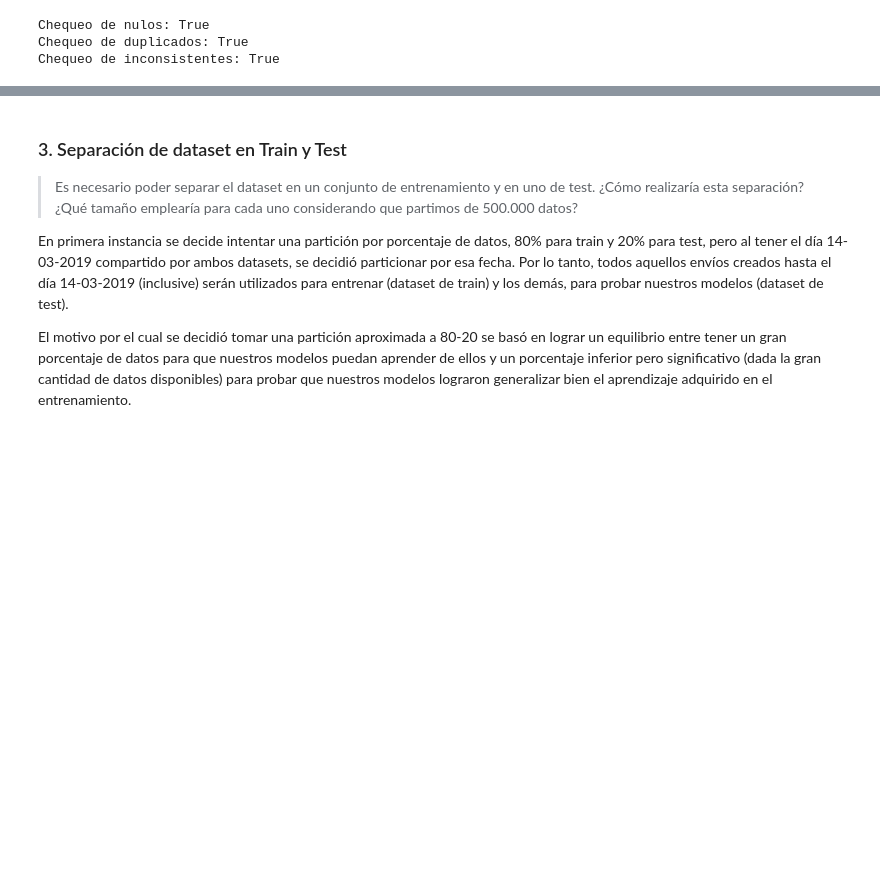
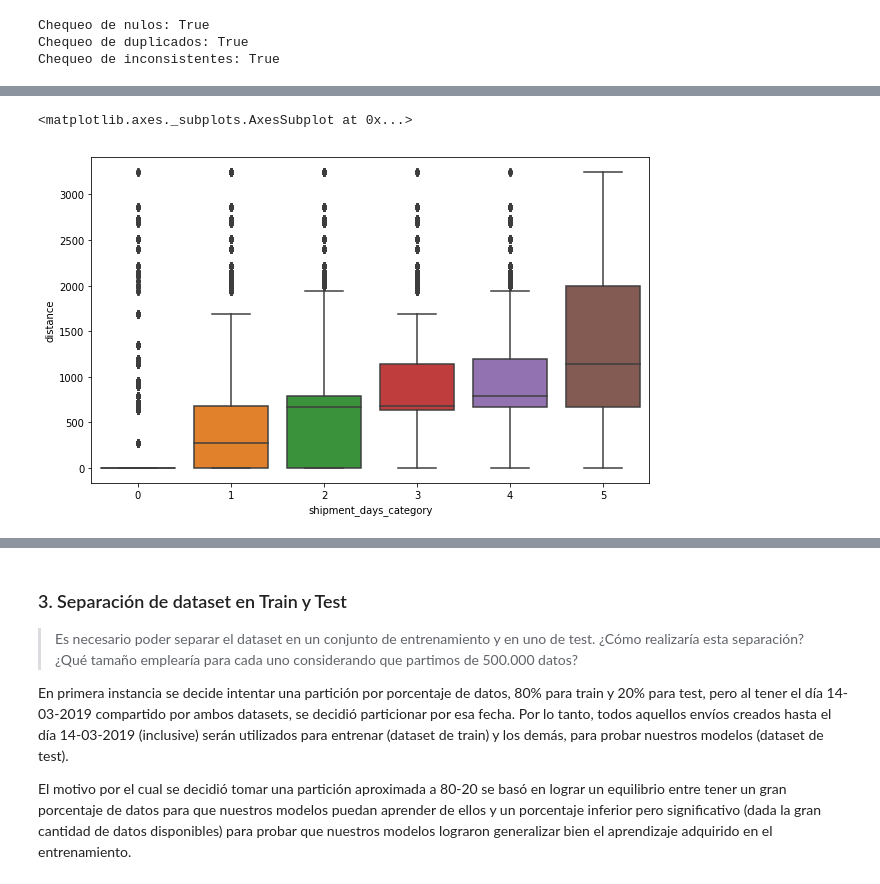
Before and after one commit to NSalina/diplodatos_2019, a Jupyter notebook: mentoria_envios/Practico3_IAA_Mentoria_cuando_llega.ipynb, the cells around one changed output, grey strips where cells are left out. Saved outputs shown, nothing was run; the diff lists cells and outputs as text; code cells hidden in the pictures; blank space fills up the shorter version.

```diff
--- a/mentoria_envios/Practico3_IAA_Mentoria_cuando_llega.ipynb
+++ b/mentoria_envios/Practico3_IAA_Mentoria_cuando_llega.ipynb
@@ -184,0 +205,9 @@ Chequeo de inconsistentes: True
+# %%
+# analizando la "coherencia" de la demora de los envíos.
+# No es de esperarse que los envíos al mismo estado tengan una demora de categoría 5 (potenciales outliers)
+plt.figure(figsize=(10,6))
+sns.boxplot(data=ds,
+                  x='shipment_days_category', y='distance')
+# %% [output]
+<matplotlib.axes._subplots.AxesSubplot at 0x...>
+[figure, added]
```
Also changed, not shown: parts of 30 cells of this notebook.
